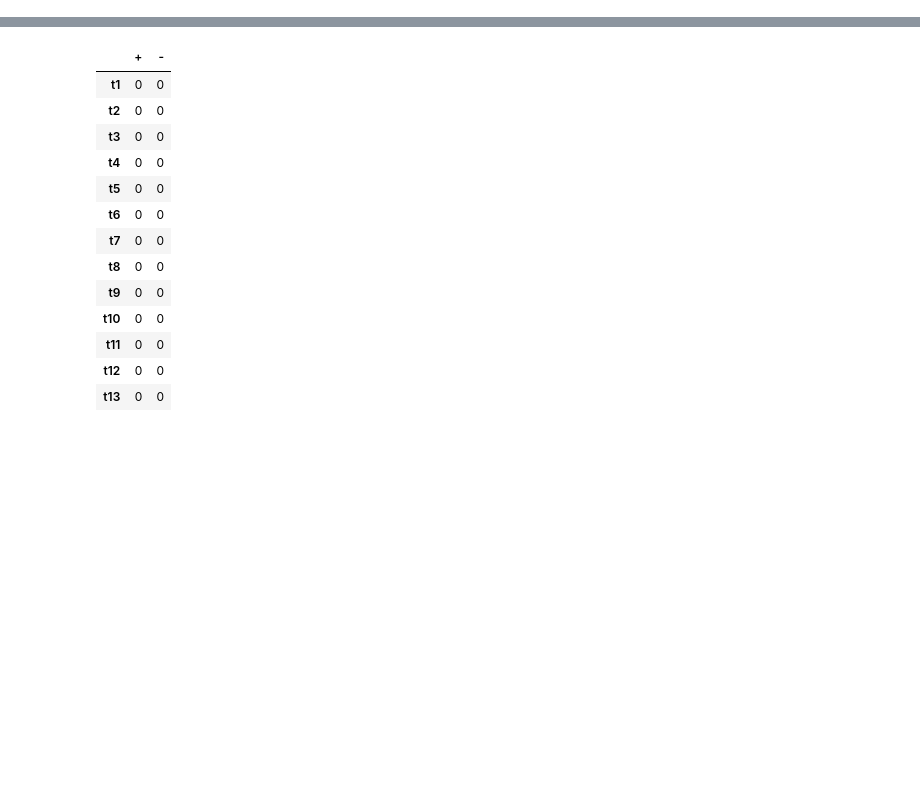
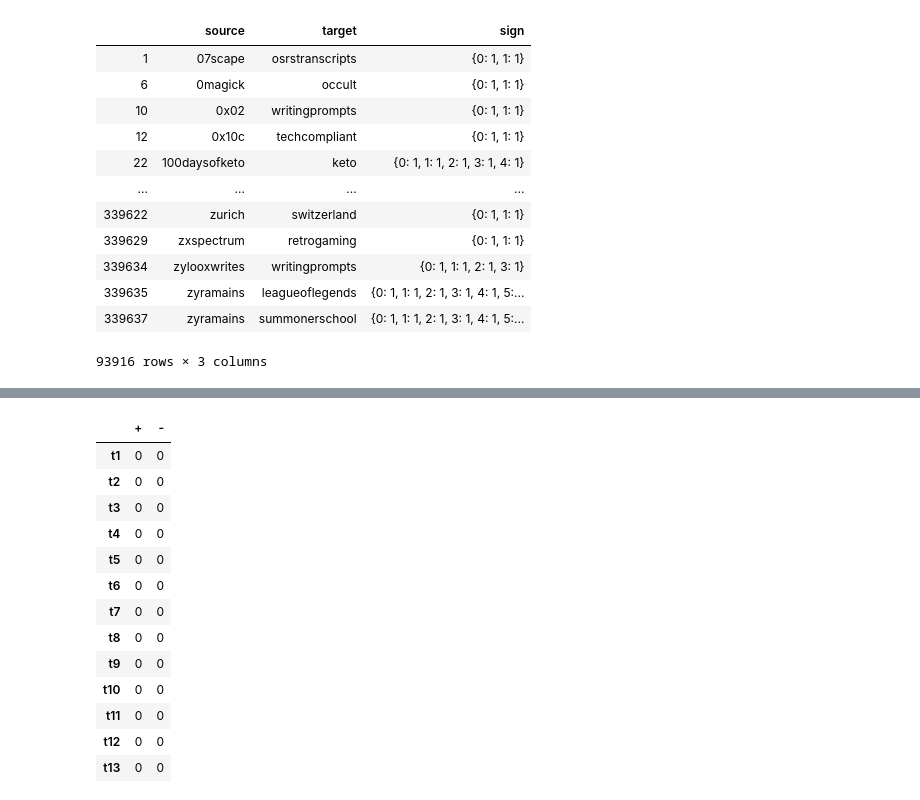
Before and after one commit to epfl-ada/ada-2020-project-milestone-p3-p3_wara9i, a Jupyter notebook: creative_extension.ipynb, the cells around one changed output, grey strips where cells are left out. Cells and saved outputs as stored; diff of their text form; code cells hidden in the pictures; blank space fills up the shorter version.

```diff
--- a/creative_extension.ipynb
+++ b/creative_extension.ipynb
@@ -7,0 +172,11 @@ import numpy as np
+# %%
+## Here we concatenate the both dataframes to create a unique dataset of connexions between subreddits.
+Data = pd.concat([title_links,body_links])
+
+print("All subreddit links :")
+source_subreddits = Data.SOURCE_SUBREDDIT.values.tolist()
+print(f'The number of links in all data: \t {len(source_subreddits)}')
+source_set = set(source_subreddits)
+print(f'The number of unique source subreddits:  {len(source_set)}')
+subreddits = set(Data.SOURCE_SUBREDDIT.values.tolist() + Data.TARGET_SUBREDDIT.values.tolist())
+print(f'the set of all subreddits :\t\t {len(subreddits)}')
@@ -7,0 +267,33 @@ import numpy as np
+# %%
+## We groupby the data using pairs (source,target) and collect all link signs between same pair in one attribute (a dictionary)
+groupedBySource_Target_pair = Data.groupby(['SOURCE_SUBREDDIT','TARGET_SUBREDDIT']).LINK_SENTIMENT.apply(lambda x: list(x)).to_frame()
+groupedBySource_Target_pair.LINK_SENTIMENT = groupedBySource_Target_pair.LINK_SENTIMENT.apply(lambda x: dict(zip(np.arange(len(x)), x)))
+## The groupby function makes the pair (source,target) as index.
+# To construct the graph, we need to have list of all sources , targets and signs in a dataframe
+listed_source_dict = [ elem[0] for elem in groupedBySource_Target_pair.index]
+listed_target_dict = [ elem[1] for elem in groupedBySource_Target_pair.index]
+listed_sign_dict = [ elem[0] for elem in groupedBySource_Target_pair.values ]
+
+data_dict_df = pd.DataFrame({"source":listed_source_dict,"target":listed_target_dict,"sign":listed_sign_dict})
+# %%
+indices =[]
+for i,elem in zip(range(len(data_dict_df.sign.values)),data_dict_df.sign.values):
+    if len(elem)>=2: indices.append(i)
+# %%
+data_multiple_edges = data_dict_df.loc[indices]
+# %%
+data_multiple_edges
+# %% [output]
+|  | source | target | sign |
+| 1 | 07scape | osrstranscripts | {0: 1, 1: 1} |
+| 6 | 0magick | occult | {0: 1, 1: 1} |
+| 10 | 0x02 | writingprompts | {0: 1, 1: 1} |
+| 12 | 0x10c | techcompliant | {0: 1, 1: 1} |
+| 22 | 100daysofketo | keto | {0: 1, 1: 1, 2: 1, 3: 1, 4: 1} |
+| ... | ... | ... | ... |
+| 339622 | zurich | switzerland | {0: 1, 1: 1} |
+| 339629 | zxspectrum | retrogaming | {0: 1, 1: 1} |
+| 339634 | zylooxwrites | writingprompts | {0: 1, 1: 1, 2: 1, 3: 1} |
+| 339635 | zyramains | leagueoflegends | {0: 1, 1: 1, 2: 1, 3: 1, 4: 1, 5:... |
+| 339637 | zyramains | summonerschool | {0: 1, 1: 1, 2: 1, 3: 1, 4: 1, 5:... |
+93916 rows × 3 columns
```
Also changed, not shown: parts of 26 cells of this notebook.
